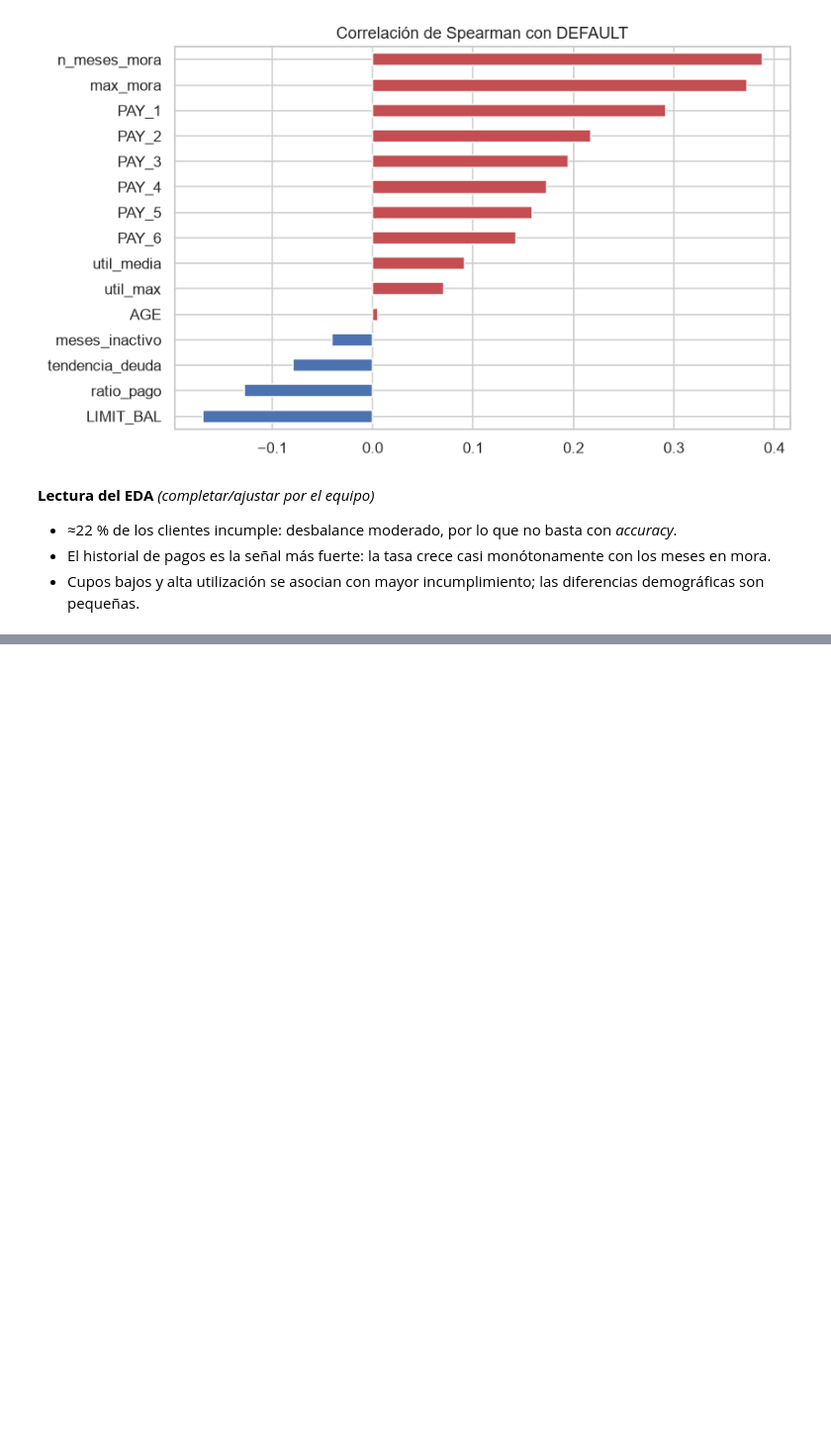
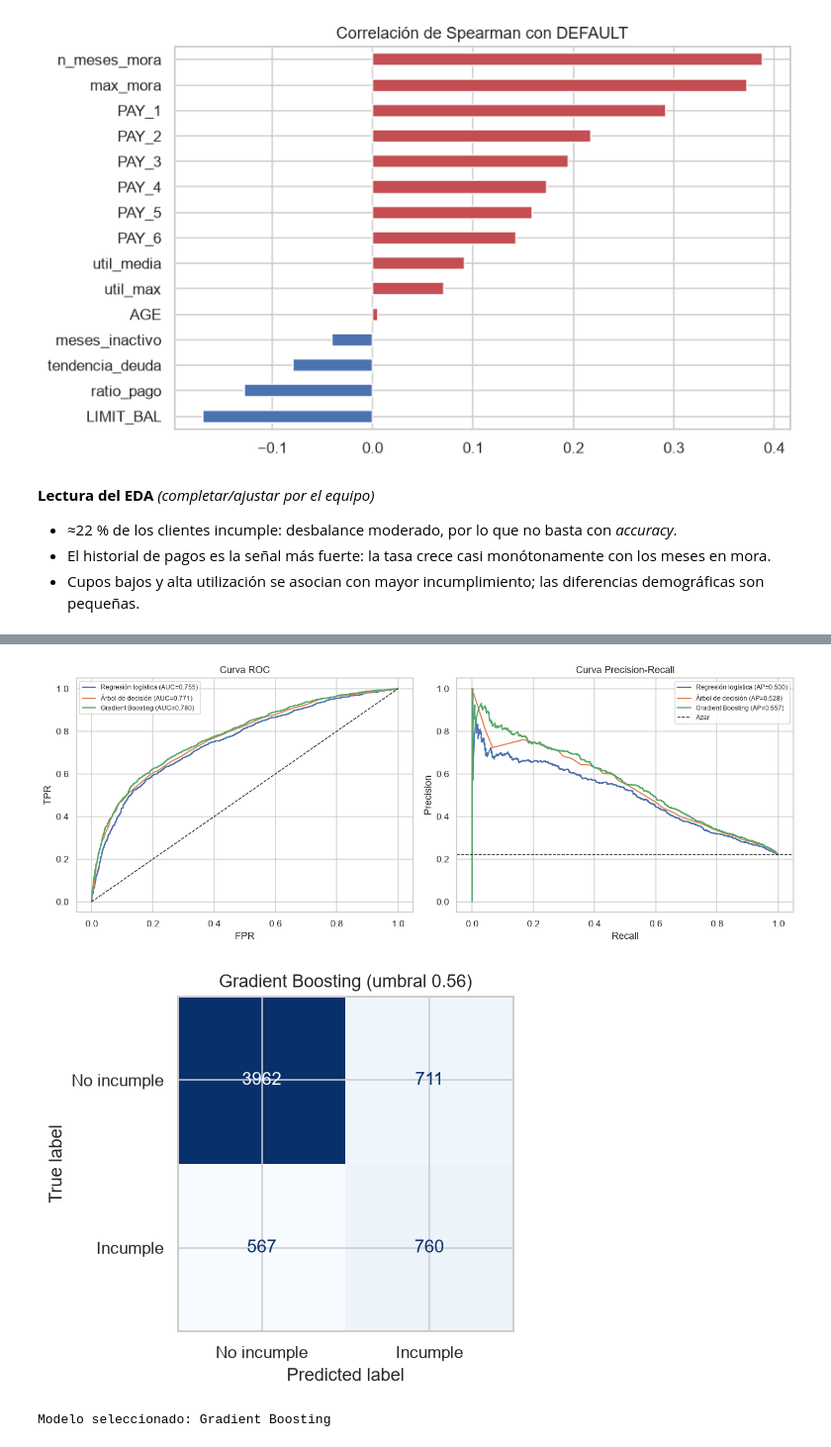
Before and after one commit to JuanRob2024/Analisis-de-datos-2026-2, a Jupyter notebook: proyecto final/notebooks/proyecto_final_equipo5_riesgo_credito.ipynb, the cells around one changed output, grey strips where cells are left out. Shown at 99% size. Cells and saved outputs as stored; diff of their text form; code cells hidden in the pictures; blank space fills up the shorter version.

Commit message:
feat(proyecto-final): modelo predictivo, métricas y calibración de probabilidades (§5 y figuras 05-08)

```diff
--- a/proyecto final/notebooks/proyecto_final_equipo5_riesgo_credito.ipynb
+++ b/proyecto final/notebooks/proyecto_final_equipo5_riesgo_credito.ipynb
@@ -290,0 +347,17 @@ ax.set_title("Correlación de Spearman con DEFAULT"); guardar("04_correlaciones"
+# %%
+def evaluar(y_true, prob, thr):
+    pred = (prob >= thr).astype(int)
+    return {"Accuracy": accuracy_score(y_true, pred), "Precision": precision_score(y_true, pred),
+            "Recall": recall_score(y_true, pred), "F1": f1_score(y_true, pred),
+            "ROC-AUC": roc_auc_score(y_true, prob), "PR-AUC": average_precision_score(y_true, prob)}
+
+umbrales, probs, filas = {}, {}, []
+for nombre, s in busquedas.items():
+    oof = cross_val_predict(s.best_estimator_, X_train, y_train, cv=cv, method="predict_proba", n_jobs=-1)[:, 1]
+    p, r, t = precision_recall_curve(y_train, oof)
+    umbrales[nombre] = t[np.nanargmax((2*p*r/(p+r+1e-12))[:-1])]
+    probs[nombre] = s.predict_proba(X_test)[:, 1]
+    filas.append({"Modelo": nombre, "Umbral": round(umbrales[nombre], 3), **evaluar(y_test, probs[nombre], umbrales[nombre])})
+filas.append({"Modelo": "Línea base: PAY_1 >= 1", "Umbral": "-", **evaluar(y_test, (X_test["PAY_1"] >= 1).astype(float), 0.5)})
+resultados = pd.DataFrame(filas).set_index("Modelo")
+resultados.round(3)
@@ -290,0 +371,23 @@ ax.set_title("Correlación de Spearman con DEFAULT"); guardar("04_correlaciones"
+# %%
+fig, axes = plt.subplots(1, 2, figsize=(13, 5))
+for nombre, p in probs.items():
+    fpr, tpr, _ = roc_curve(y_test, p)
+    axes[0].plot(fpr, tpr, label=f"{nombre} (AUC={roc_auc_score(y_test, p):.3f})")
+    pr, rc, _ = precision_recall_curve(y_test, p)
+    axes[1].plot(rc, pr, label=f"{nombre} (AP={average_precision_score(y_test, p):.3f})")
+axes[0].plot([0, 1], [0, 1], "k--", lw=1); axes[0].set(title="Curva ROC", xlabel="FPR", ylabel="TPR")
+axes[1].axhline(y_test.mean(), c="k", ls="--", lw=1, label="Azar")
+axes[1].set(title="Curva Precision-Recall", xlabel="Recall", ylabel="Precision")
+for a in axes: a.legend(fontsize=8)
+plt.tight_layout(); guardar("05_roc_pr"); plt.show()
+
+MEJOR = resultados.drop(index="Línea base: PAY_1 >= 1")["PR-AUC"].idxmax()
+fig, ax = plt.subplots(figsize=(4.5, 4))
+ConfusionMatrixDisplay(confusion_matrix(y_test, (probs[MEJOR] >= umbrales[MEJOR]).astype(int)),
+                       display_labels=["No incumple", "Incumple"]).plot(ax=ax, cmap="Blues", colorbar=False, values_format="d")
+ax.set_title(f"{MEJOR} (umbral {umbrales[MEJOR]:.2f})"); guardar("06_matriz_confusion"); plt.show()
+print("Modelo seleccionado:", MEJOR)
+# %% [output]
+[figure, added]
+[figure, added]
+Modelo seleccionado: Gradient Boosting
```
Also changed, not shown: parts of 12 cells of this notebook, 4 other files.
